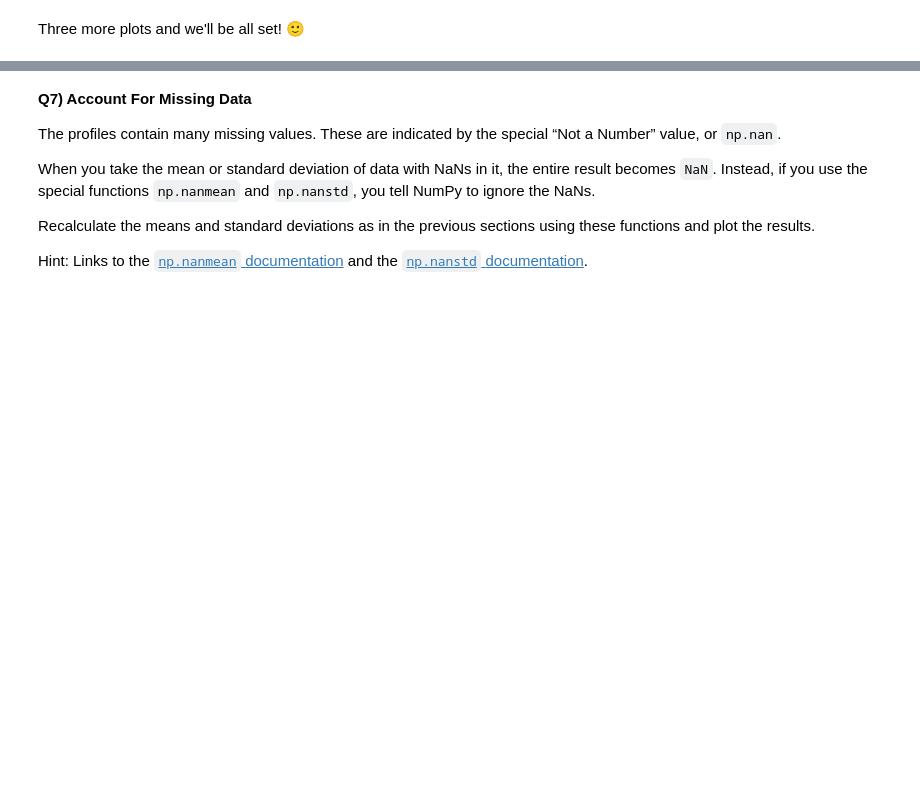
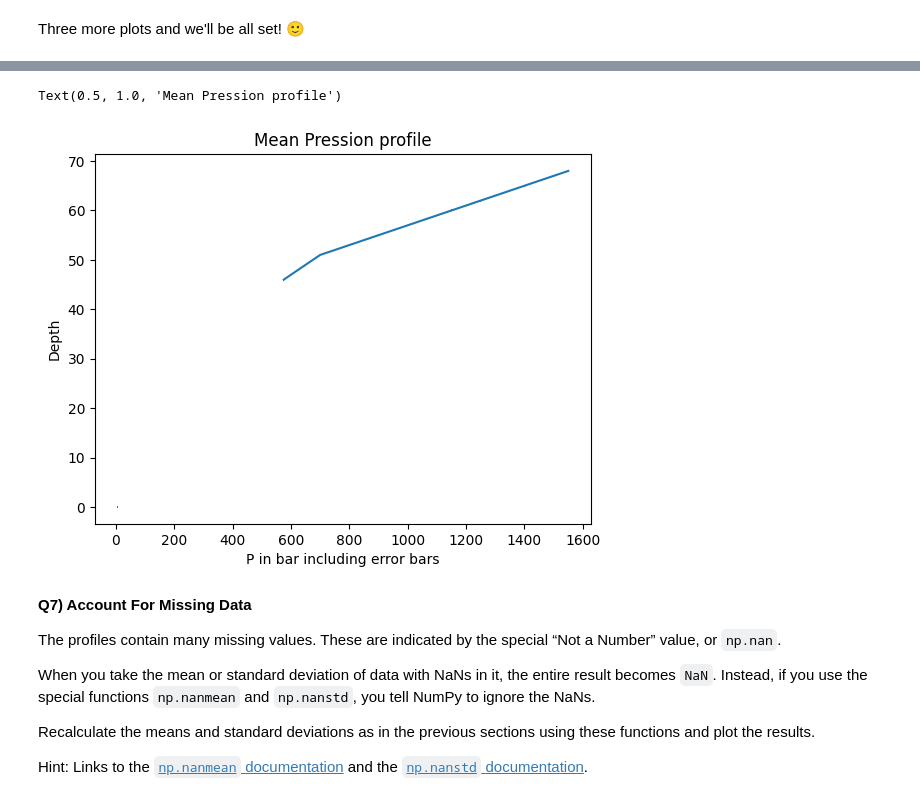
Before and after one commit to Stickyboy69/2023_Intro_Python, a Jupyter notebook: W2_S1.ipynb, the cells around one changed output, grey strips where cells are left out. Saved outputs shown, nothing was run; the diff lists cells and outputs as text; code cells hidden in the pictures; blank space fills up the shorter version.

```diff
--- a/W2_S1.ipynb
+++ b/W2_S1.ipynb
@@ -306,3 +322,11 @@ Three more plots and we'll be all set! 🙂
+# %%
+plt.errorbar(P_mean,level,xerr=P_std)
+plt.xlabel('P in bar including error bars')
+plt.ylabel('Depth')
+plt.title('Mean Pression profile')
+# %% [output]
+Text(0.5, 1.0, 'Mean Pression profile')
+[figure, added]
 # %% [markdown]
 **Q7) Account For Missing Data**
 
```
Also changed, not shown: parts of 23 cells of this notebook.
